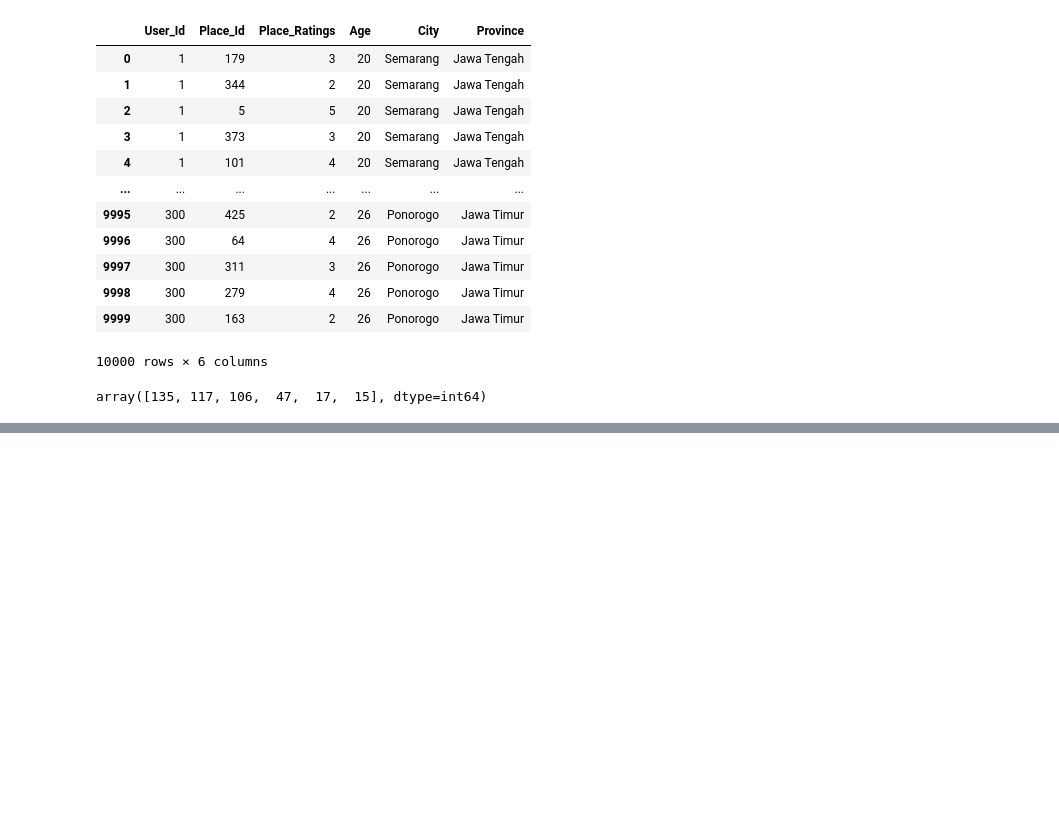
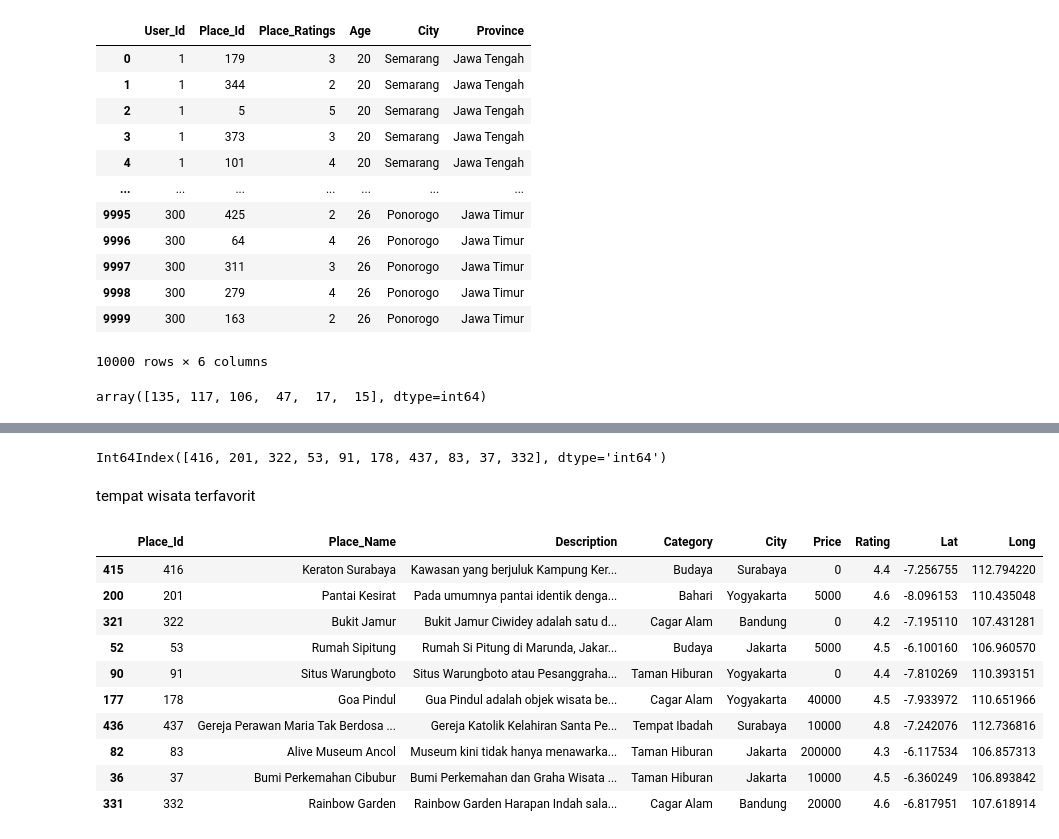
Before and after one commit to alrappie/Indonesia-Tourism-Destination, a Jupyter notebook: main.ipynb, the cells around one changed output, grey strips where cells are left out. Drawn from its saved outputs; the diff is of its cells as text; code cells hidden in the pictures; blank space fills up the shorter version.

```diff
--- a/main.ipynb
+++ b/main.ipynb
@@ -383,0 +363,20 @@ plt.show()
+# %%
+user_tourism_rating.loc[user_tourism_rating.Place_Ratings==5,'Place_Id'].value_counts().iloc[:10].index
+# %% [output]
+Int64Index([416, 201, 322, 53, 91, 178, 437, 83, 37, 332], dtype='int64')
+# %% [markdown]
+tempat wisata terfavorit
+# %%
+tourism_with_id.loc[tourism_with_id.Place_Id.isin(user_tourism_rating.loc[user_tourism_rating.Place_Ratings==5,'Place_Id'].value_counts().iloc[:10].index)].reindex(user_tourism_rating.loc[user_tourism_rating.Place_Ratings==5,'Place_Id'].value_counts().iloc[:10].index-1)
+# %% [output]
+|  | Place_Id | Place_Name | Description | Category | City | Price | Rating | Lat | Long |
+| 415 | 416 | Keraton Surabaya | Kawasan yang berjuluk Kampung Ker... | Budaya | Surabaya | 0 | 4.4 | -7.256755 | 112.794220 |
+| 200 | 201 | Pantai Kesirat | Pada umumnya pantai identik denga... | Bahari | Yogyakarta | 5000 | 4.6 | -8.096153 | 110.435048 |
+| 321 | 322 | Bukit Jamur | Bukit Jamur Ciwidey adalah satu d... | Cagar Alam | Bandung | 0 | 4.2 | -7.195110 | 107.431281 |
+| 52 | 53 | Rumah Sipitung | Rumah Si Pitung di Marunda, Jakar... | Budaya | Jakarta | 5000 | 4.5 | -6.100160 | 106.960570 |
+| 90 | 91 | Situs Warungboto | Situs Warungboto atau Pesanggraha... | Taman Hiburan | Yogyakarta | 0 | 4.4 | -7.810269 | 110.393151 |
+| 177 | 178 | Goa Pindul | Gua Pindul adalah objek wisata be... | Cagar Alam | Yogyakarta | 40000 | 4.5 | -7.933972 | 110.651966 |
+| 436 | 437 | Gereja Perawan Maria Tak Berdosa ... | Gereja Katolik Kelahiran Santa Pe... | Tempat Ibadah | Surabaya | 10000 | 4.8 | -7.242076 | 112.736816 |
+| 82 | 83 | Alive Museum Ancol | Museum kini tidak hanya menawarka... | Taman Hiburan | Jakarta | 200000 | 4.3 | -6.117534 | 106.857313 |
+| 36 | 37 | Bumi Perkemahan Cibubur | Bumi Perkemahan dan Graha Wisata ... | Taman Hiburan | Jakarta | 10000 | 4.5 | -6.360249 | 106.893842 |
+| 331 | 332 | Rainbow Garden | Rainbow Garden Harapan Indah sala... | Cagar Alam | Bandung | 20000 | 4.6 | -6.817951 | 107.618914 |
```
Also changed, not shown: parts of 8 cells of this notebook.
